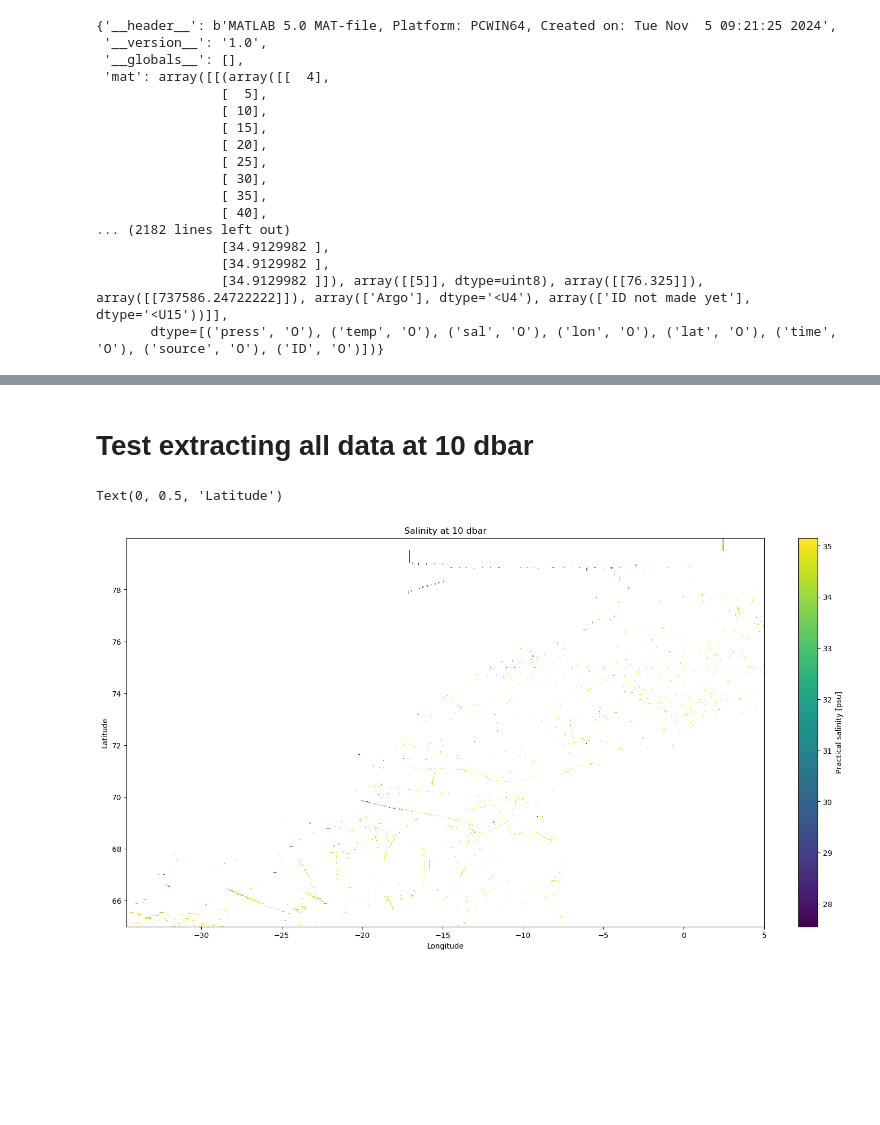
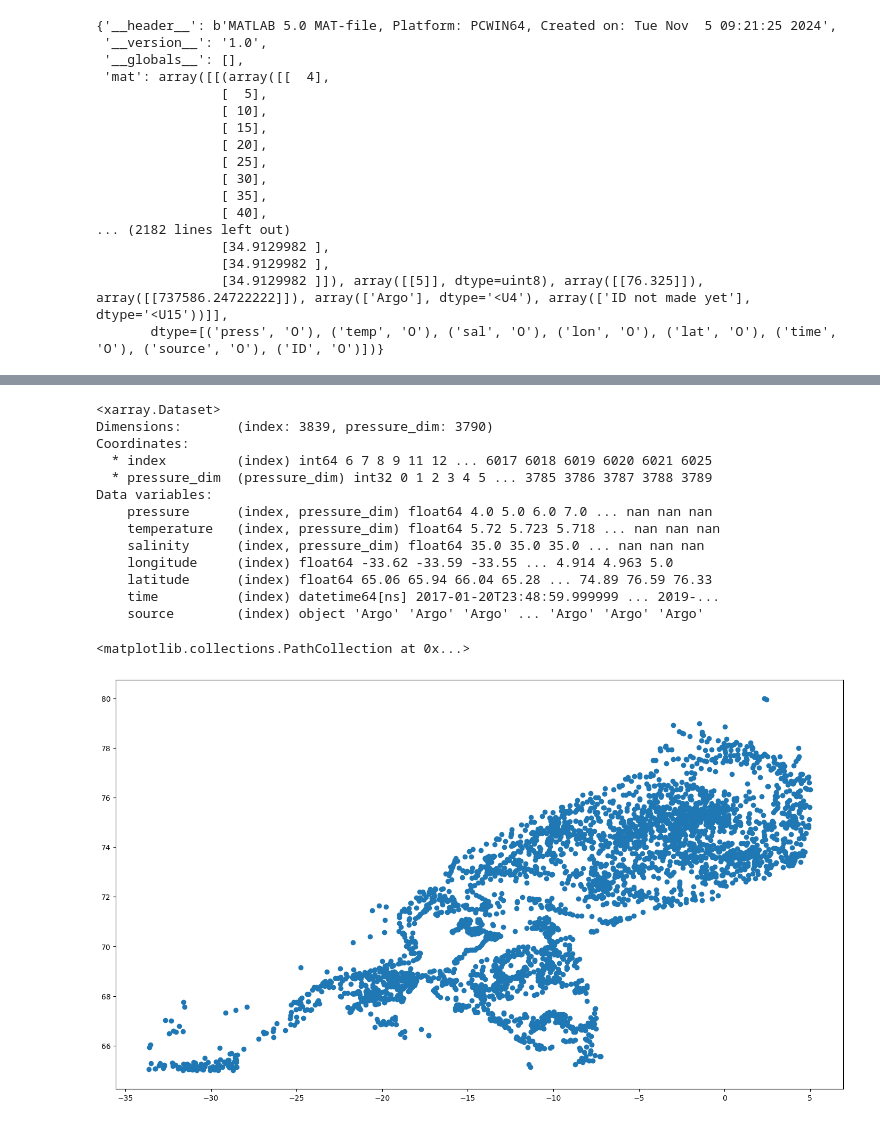
Before and after one commit to EirikKvamme/MScEirik, a Jupyter notebook: AreaInfo/Observations.ipynb, the cells around one changed output, grey strips where cells are left out. Saved outputs shown, nothing was run; the diff lists cells and outputs as text; code cells hidden in the pictures; blank space fills up the shorter version.

```diff
--- a/AreaInfo/Observations.ipynb
+++ b/AreaInfo/Observations.ipynb
@@ -58,6 +69,7 @@ def matlab_datenum_to_datetime(datenum):
     return datetime.fromordinal(int(datenum)) + timedelta(days=datenum % 1) - timedelta(days=366)
 
 time_list = [matlab_datenum_to_datetime(t) for t in time_list]
+time_list = pd.to_datetime(time_list)
 
 # Create a pandas DataFrame
 df = pd.DataFrame({
@@ -84,13 +96,14 @@ ds = xr.Dataset(
     {
         'pressure': (['index', 'pressure_dim'], pressure_padded),
         'temperature': (['index', 'pressure_dim'], temperature_padded),
-        'salinity': (['index', 'pressure_dim'], salinity_padded)
+        'salinity': (['index', 'pressure_dim'], salinity_padded),
+        'longitude': ('index', df['longitude']),
+        'latitude': ('index', df['latitude']),
+        'time': ('index', df['time']),
+        'source': ('index',df['source'])
     },
     coords={
         'index': df.index,
-        'longitude': ('index', df['longitude']),
-        'latitude': ('index', df['latitude']),
-        'time': ('index', df['time']),
         'pressure_dim': np.arange(max_length)
     }
 )
@@ -98,6 +111,7 @@ ds = xr.Dataset(
 
 # Display the xarray Dataset
 display(ds)
+display(np.unique(ds['source'].values))
 # %% [output]
 <xarray.Dataset>
 Dimensions:       (index: 6026, pressure_dim: 3790)
@@ -199,2 +131,0 @@ Data variables:
-# %% [markdown]
-# Test extracting all data at 10 dbar
@@ -205,37 +132,23 @@ salinity_dbar10 = salinity_dbar10.max(dim='pressure_dim')
-# %%
-# Extract salinity values at 10 dbar
-salinity_at_10_dbar = []
-longitude_at_10_dbar = []
-latitude_at_10_dbar = []
-
-for i, pressures in enumerate(df['pressure']):
-    if 10 in pressures:
-        idx = pressures.index(10)
-        salinity_at_10_dbar.append(df['salinity'][i][idx])
-        longitude_at_10_dbar.append(df['longitude'][i])
-        latitude_at_10_dbar.append(df['latitude'][i])
-
-# Create a DataFrame for the extracted values
-df_10_dbar = pd.DataFrame({
-    'salinity': salinity_at_10_dbar,
-    'longitude': longitude_at_10_dbar,
-    'latitude': latitude_at_10_dbar
-})
-
-# Aggregate the data by averaging the salinity values for each unique pair of latitude and longitude
-df_10_dbar_agg = df_10_dbar.groupby(['latitude', 'longitude']).mean().reset_index()
-
-# Pivot the DataFrame to create a 2D array for plotting
-salinity_pivot = df_10_dbar_agg.pivot(index='latitude', columns='longitude', values='salinity')
-
-# Plot the data
-fig, ax = plt.subplots(figsize=(14, 8), layout='constrained')
-mesh = ax.pcolor(salinity_pivot.columns, salinity_pivot.index, salinity_pivot.values, cmap='viridis')
-cbar = fig.colorbar(mesh)
-cbar.set_label('Practical salinity [psu]')
-ax.set_title('Salinity at 10 dbar')
-ax.set_xlabel('Longitude')
-ax.set_ylabel('Latitude')
-# %% [output]
-Text(0, 0.5, 'Latitude')
-[figure, removed]
+# %%
+cond = ds.source == 'Argo'
+sour = ds.where(cond,drop=True)
+display(sour)
+
+fig, ax = plt.subplots(figsize=(14,8),layout='constrained')
+ax.scatter(sour.longitude,sour.latitude)
+# %% [output]
+<xarray.Dataset>
+Dimensions:       (index: 3839, pressure_dim: 3790)
+Coordinates:
+  * index         (index) int64 6 7 8 9 11 12 ... 6017 6018 6019 6020 6021 6025
+  * pressure_dim  (pressure_dim) int32 0 1 2 3 4 5 ... 3785 3786 3787 3788 3789
+Data variables:
+    pressure      (index, pressure_dim) float64 4.0 5.0 6.0 7.0 ... nan nan nan
+    temperature   (index, pressure_dim) float64 5.72 5.723 5.718 ... nan nan nan
+    salinity      (index, pressure_dim) float64 35.0 35.0 35.0 ... nan nan nan
+    longitude     (index) float64 -33.62 -33.59 -33.55 ... 4.914 4.963 5.0
+    latitude      (index) float64 65.06 65.94 66.04 65.28 ... 74.89 76.59 76.33
+    time          (index) datetime64[ns] 2017-01-20T23:48:59.999999 ... 2019-...
+    source        (index) object 'Argo' 'Argo' 'Argo' ... 'Argo' 'Argo' 'Argo'
+<matplotlib.collections.PathCollection at 0x...>
+[figure, added]
```
Also changed, not shown: parts of 30 cells of this notebook, 2 other files.
